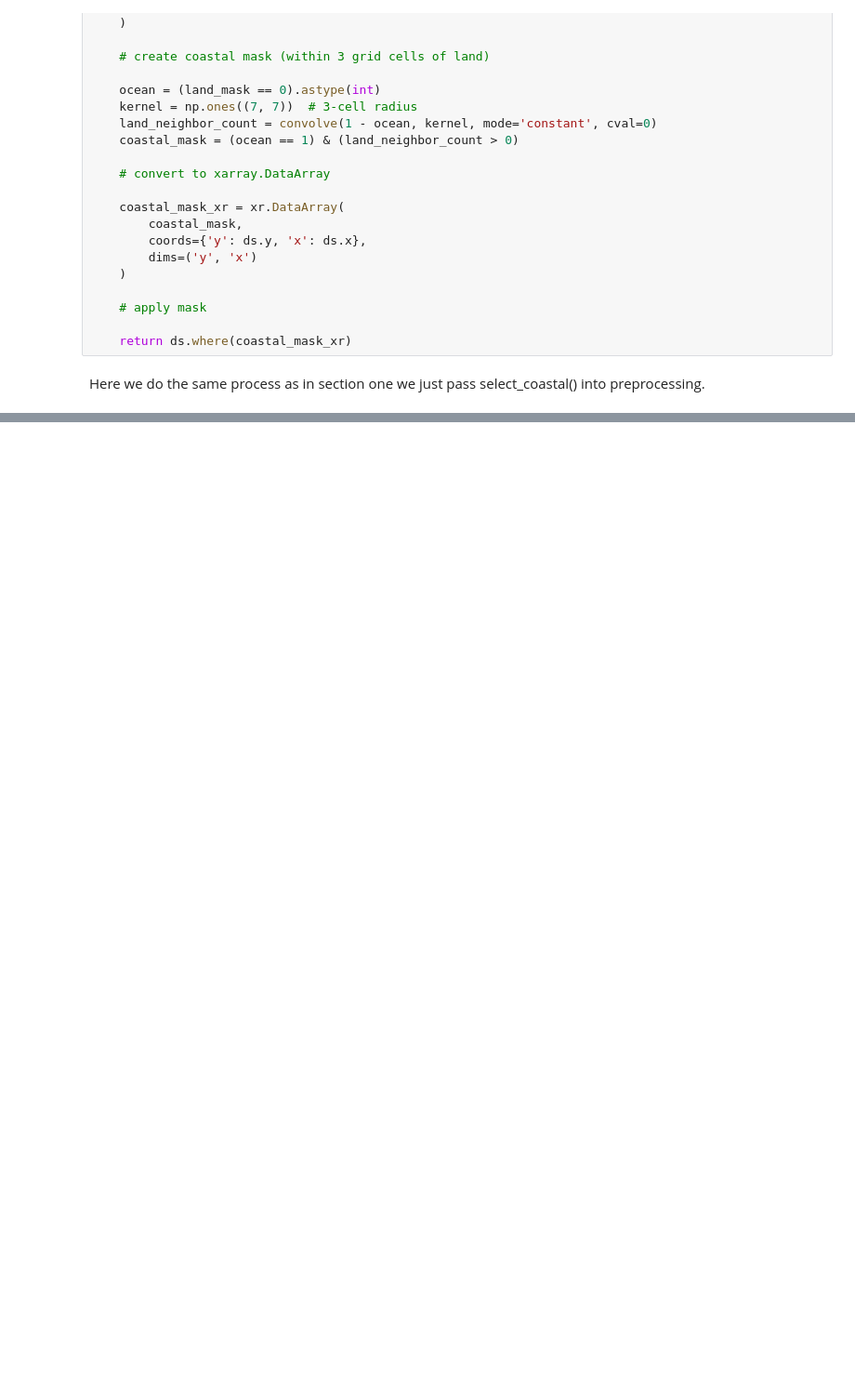
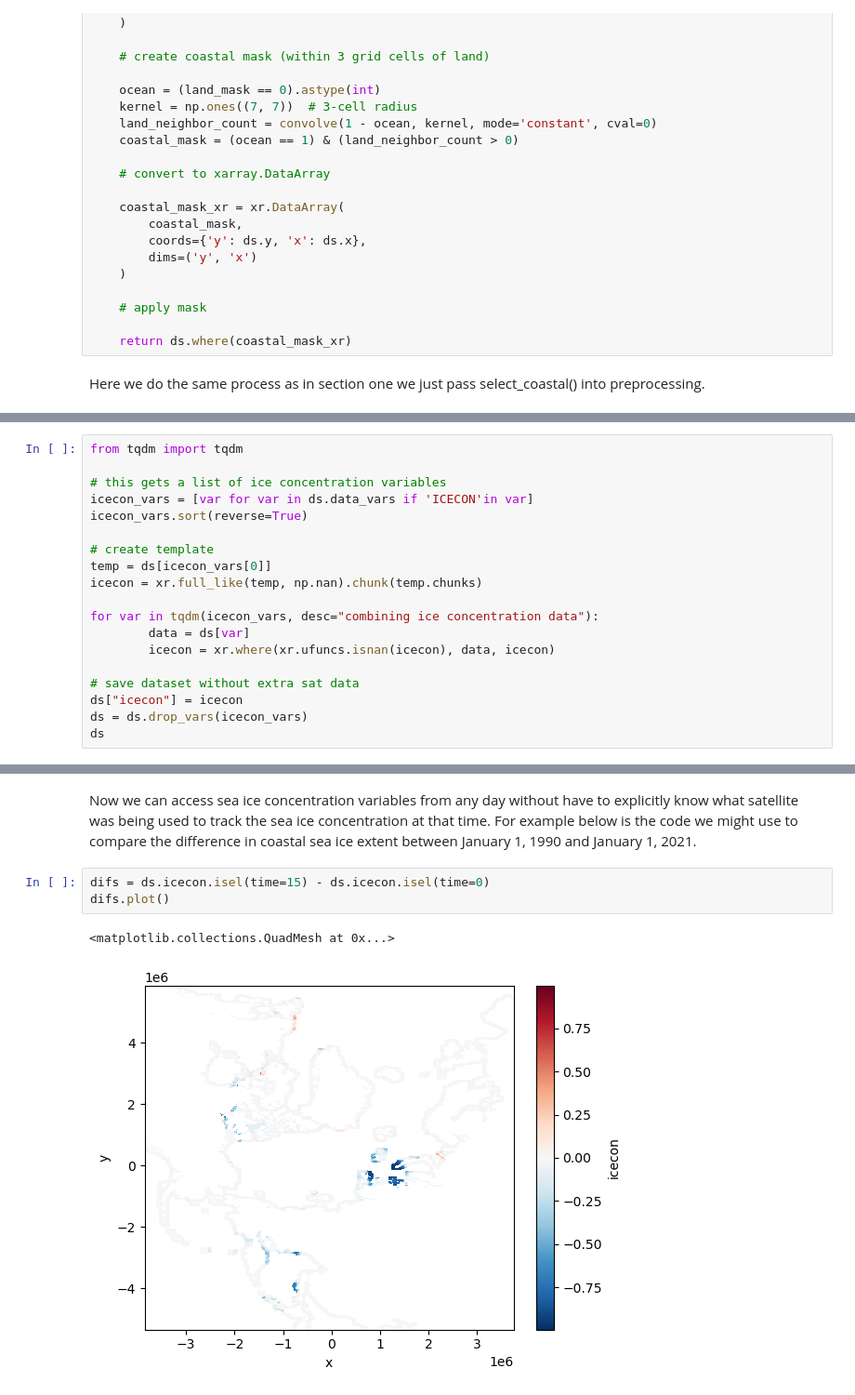
Before and after one commit to felixleodiaz/coastal-sea-ice, a Jupyter notebook: scripts/CNSIDCtutorial.ipynb, the cells around one changed output, grey strips where cells are left out. Shown at 93% size. Saved outputs shown, nothing was run; the diff lists cells and outputs as text; blank space fills up the shorter version.

```diff
--- a/scripts/CNSIDCtutorial.ipynb
+++ b/scripts/CNSIDCtutorial.ipynb
@@ -233,0 +264,19 @@ ds.F17_ICECON.isel(time=12).plot(cmap='Blues', cbar_kwargs={'label': 'Sea Ice Co
+# %%
+from tqdm import tqdm
+
+# this gets a list of ice concentration variables
+icecon_vars = [var for var in ds.data_vars if 'ICECON'in var]
+icecon_vars.sort(reverse=True)
+
+# create template
+temp = ds[icecon_vars[0]]
+icecon = xr.full_like(temp, np.nan).chunk(temp.chunks)
+
+for var in tqdm(icecon_vars, desc="combining ice concentration data"):
+        data = ds[var]
+        icecon = xr.where(xr.ufuncs.isnan(icecon), data, icecon)
+
+# save dataset without extra sat data
+ds["icecon"] = icecon
+ds = ds.drop_vars(icecon_vars)
+ds
@@ -233,0 +319,8 @@ ds.F17_ICECON.isel(time=12).plot(cmap='Blues', cbar_kwargs={'label': 'Sea Ice Co
+# %% [markdown]
+Now we can access sea ice concentration variables from any day without have to explicitly know what satellite was being used to track the sea ice concentration at that time. For example below is the code we might use to compare the difference in coastal sea ice extent between January 1, 1990 and January 1, 2021.
+# %%
+difs = ds.icecon.isel(time=15) - ds.icecon.isel(time=0)
+difs.plot()
+# %% [output]
+<matplotlib.collections.QuadMesh at 0x...>
+[figure, added]
```
Also changed, not shown: parts of 11 cells of this notebook, 2 other files.
